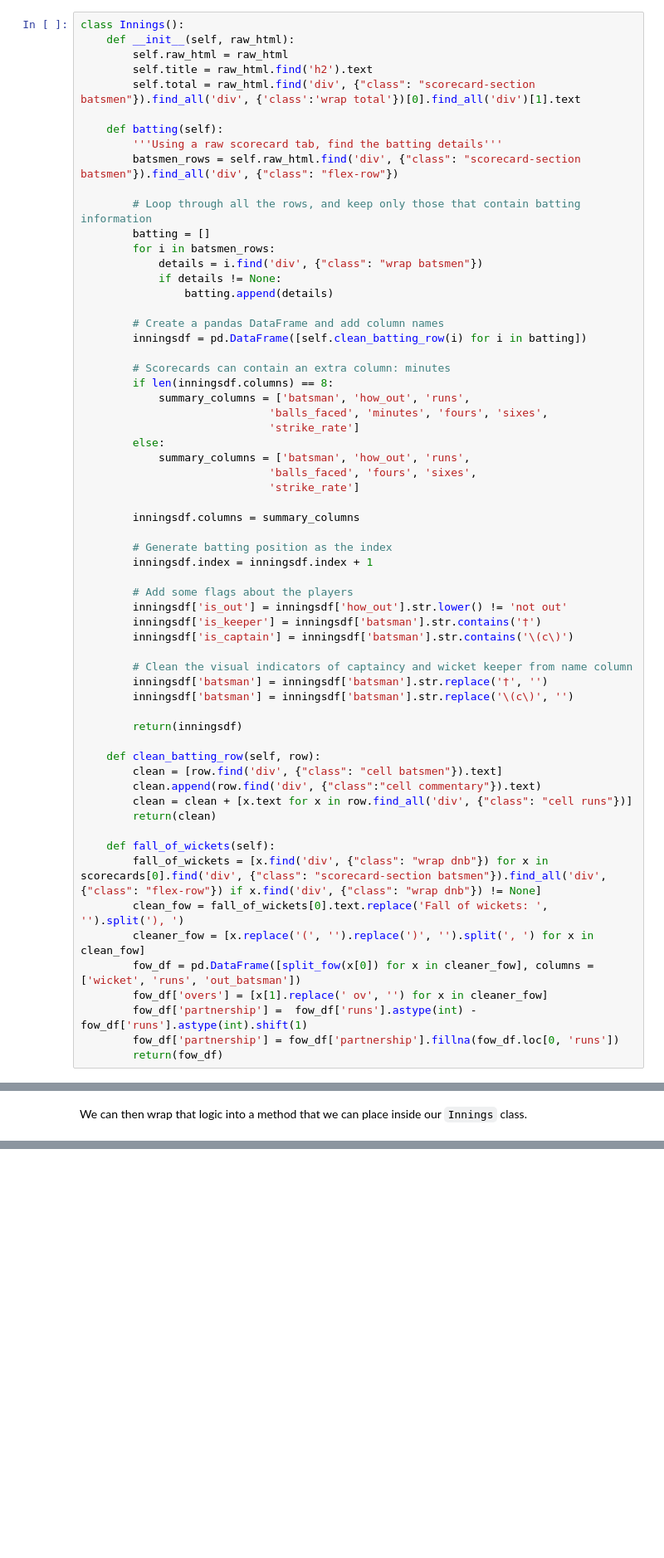
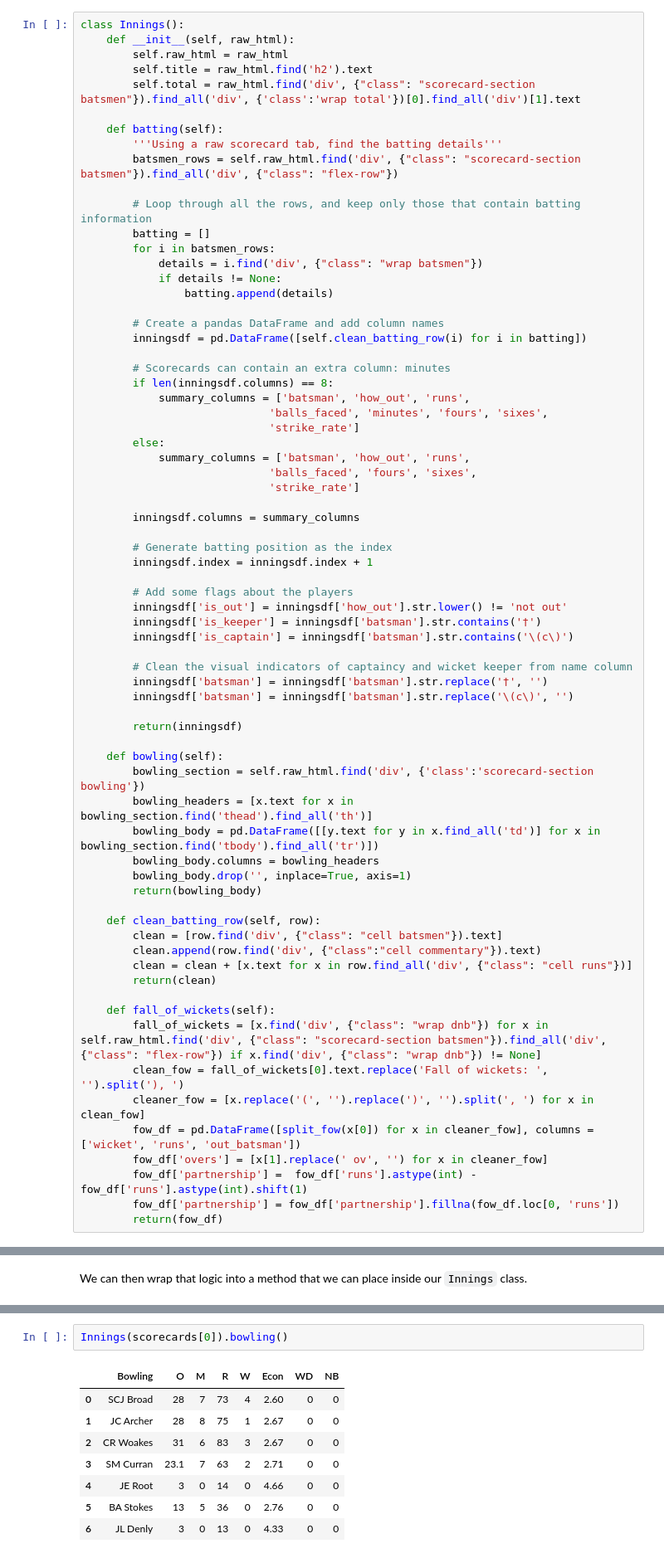
Before and after one commit to willcanniford/cricketer-analysis, a Jupyter notebook: innings_class.ipynb, the cells around one changed output, grey strips where cells are left out. Shown: that part at 83% size. Drawn from its saved outputs; the diff is of its cells as text; blank space fills up the shorter version.

Commit message:
Add section about pulling the bowling stats

```diff
--- a/innings_class.ipynb
+++ b/innings_class.ipynb
@@ -70,6 +70,14 @@ class Innings():
 
         return(inningsdf)
 
+    def bowling(self):
+        bowling_section = self.raw_html.find('div', {'class':'scorecard-section bowling'})
+        bowling_headers = [x.text for x in bowling_section.find('thead').find_all('th')]
+        bowling_body = pd.DataFrame([[y.text for y in x.find_all('td')] for x in bowling_section.find('tbody').find_all('tr')])
+        bowling_body.columns = bowling_headers
+        bowling_body.drop('', inplace=True, axis=1)
+        return(bowling_body)
+
     def clean_batting_row(self, row):
         clean = [row.find('div', {"class": "cell batsmen"}).text]
         clean.append(row.find('div', {"class":"cell commentary"}).text)
@@ -77,7 +85,7 @@ class Innings():
         return(clean)
 
     def fall_of_wickets(self):
-        fall_of_wickets = [x.find('div', {"class": "wrap dnb"}) for x in scorecards[0].find('div', {"class": "scorecard-section batsmen"}).find_all('div', {"class": "flex-row"}) if x.find('div', {"class": "wrap dnb"}) != None]
+        fall_of_wickets = [x.find('div', {"class": "wrap dnb"}) for x in self.raw_html.find('div', {"class": "scorecard-section batsmen"}).find_all('div', {"class": "flex-row"}) if x.find('div', {"class": "wrap dnb"}) != None]
         clean_fow = fall_of_wickets[0].text.replace('Fall of wickets: ', '').split('), ')
         cleaner_fow = [x.replace('(', '').replace(')', '').split(', ') for x in clean_fow]
         fow_df = pd.DataFrame([split_fow(x[0]) for x in cleaner_fow], columns = ['wicket', 'runs', 'out_batsman'])
@@ -202,0 +230,11 @@ Innings(scorecards[0]).fall_of_wickets()
+# %%
+Innings(scorecards[0]).bowling()
+# %% [output]
+|  | Bowling | O | M | R | W | Econ | WD | NB |
+| 0 | SCJ Broad | 28 | 7 | 73 | 4 | 2.60 | 0 | 0 |
+| 1 | JC Archer | 28 | 8 | 75 | 1 | 2.67 | 0 | 0 |
+| 2 | CR Woakes | 31 | 6 | 83 | 3 | 2.67 | 0 | 0 |
+| 3 | SM Curran | 23.1 | 7 | 63 | 2 | 2.71 | 0 | 0 |
+| 4 | JE Root | 3 | 0 | 14 | 0 | 4.66 | 0 | 0 |
+| 5 | BA Stokes | 13 | 5 | 36 | 0 | 2.76 | 0 | 0 |
+| 6 | JL Denly | 3 | 0 | 13 | 0 | 4.33 | 0 | 0 |
```
Also changed, not shown: parts of 5 cells of this notebook.
